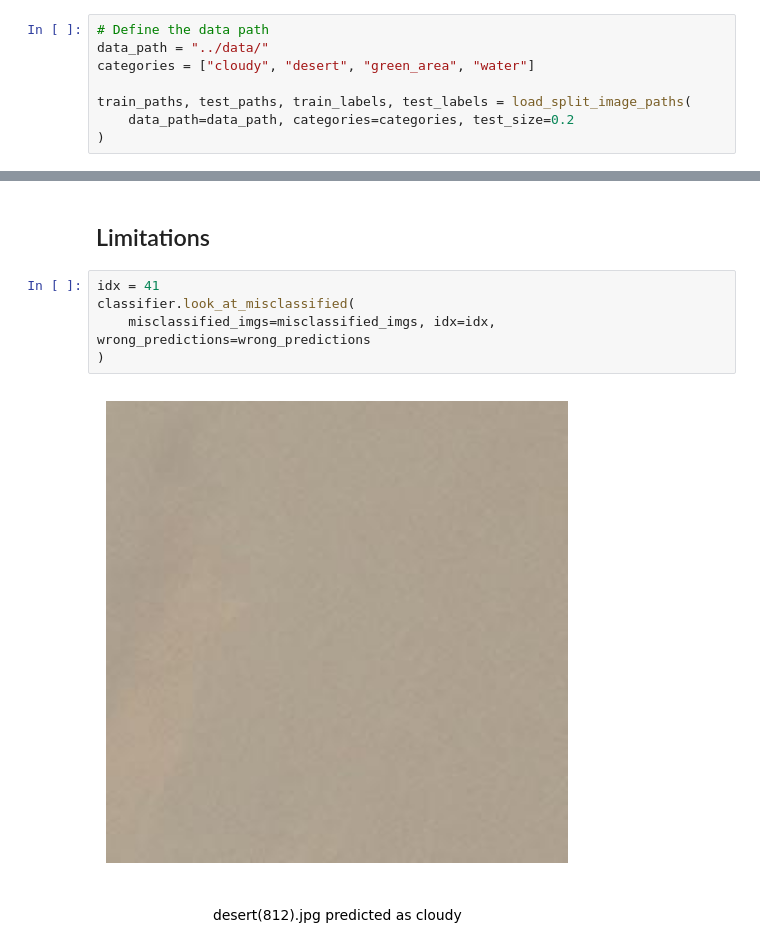
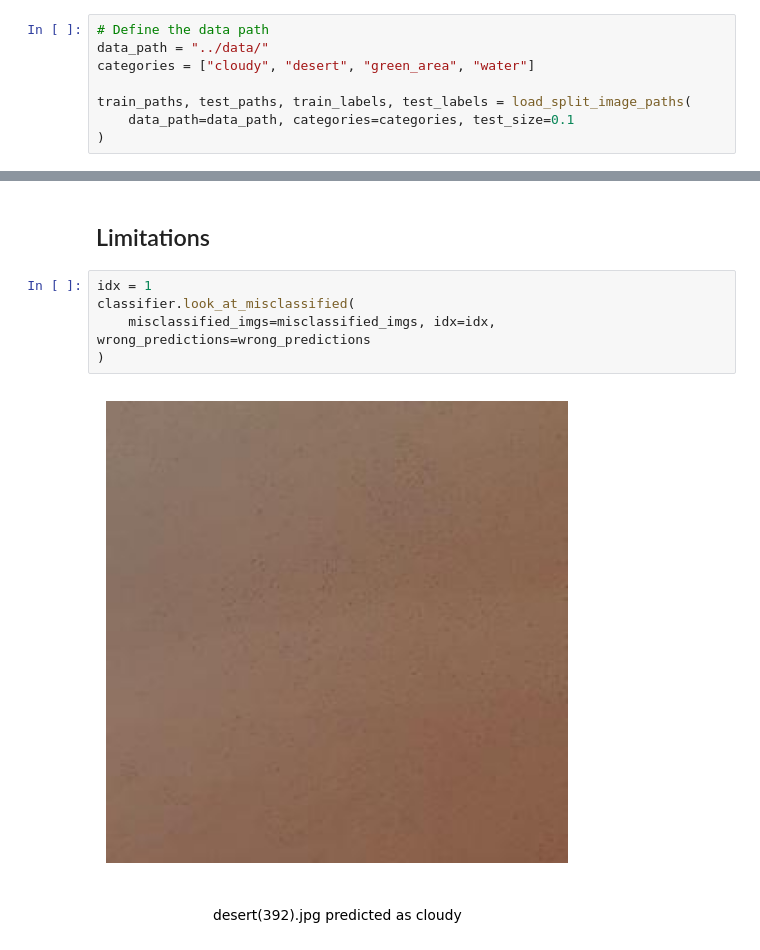
Before and after one commit to paulo-03/satellite_images_classification, a Jupyter notebook: baseline/baseline.ipynb, the cells around one changed output, grey strips where cells are left out. Cells and saved outputs as stored; diff of their text form.

```diff
--- a/baseline/baseline.ipynb
+++ b/baseline/baseline.ipynb
@@ -20,6 +23,6 @@ data_path = "../data/"
 categories = ["cloudy", "desert", "green_area", "water"]
 
 train_paths, test_paths, train_labels, test_labels = load_split_image_paths(
-    data_path=data_path, categories=categories, test_size=0.2
+    data_path=data_path, categories=categories, test_size=0.1
 )
 # %% [output]
@@ -78,12 +80,12 @@ Name: count, dtype: int64
 # %% [markdown]
 ## Limitations
 # %%
-idx = 41
+idx = 1
 classifier.look_at_misclassified(
     misclassified_imgs=misclassified_imgs, idx=idx, wrong_predictions=wrong_predictions
 )
 # %% [output]
-[figure, old version]
+[figure, new version]
 # %%
 misclassified_imgs.tolist()
 # %% [output]
```
Also changed, not shown: parts of 5 cells of this notebook, 2 other files.
